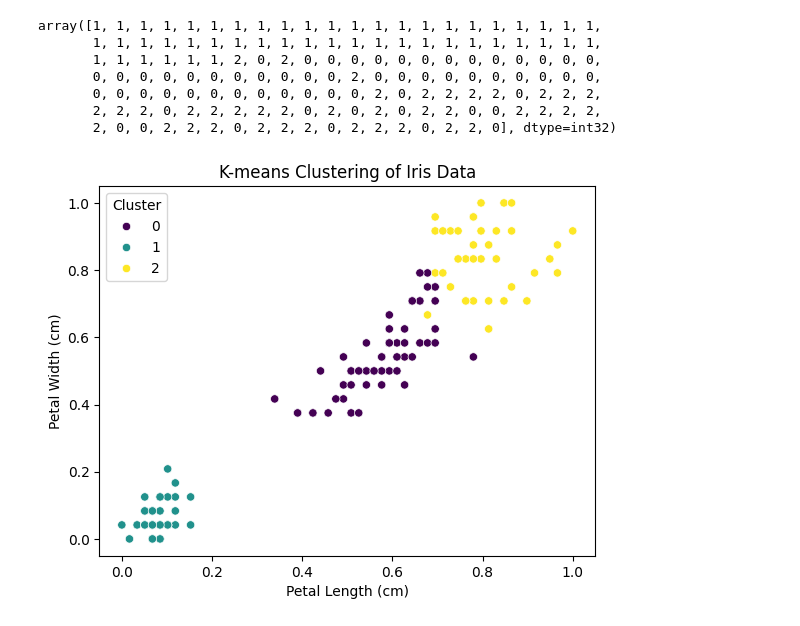
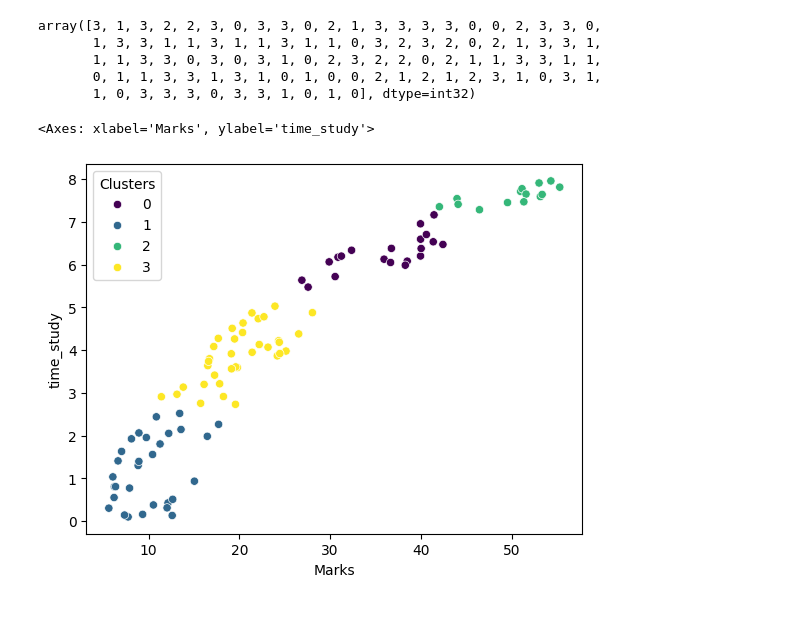
Before and after one commit to Manasa0109/Machine-Learning, a Jupyter notebook: KMeans.ipynb, the cells around one changed output. Saved outputs shown, nothing was run; the diff lists cells and outputs as text; code cells hidden in the pictures.

```diff
--- a/KMeans.ipynb
+++ b/KMeans.ipynb
@@ -82,20 +50,17 @@ y_predicted=km.fit_predict(iris_df[['sepal length (cm)', 'sepal width (cm)', 'pe
-# %%
-y_predicted
-# %% [output]
-array([1, 1, 1, 1, 1, 1, 1, 1, 1, 1, 1, 1, 1, 1, 1, 1, 1, 1, 1, 1, 1, 1,
-       1, 1, 1, 1, 1, 1, 1, 1, 1, 1, 1, 1, 1, 1, 1, 1, 1, 1, 1, 1, 1, 1,
-       1, 1, 1, 1, 1, 1, 2, 0, 2, 0, 0, 0, 0, 0, 0, 0, 0, 0, 0, 0, 0, 0,
-       0, 0, 0, 0, 0, 0, 0, 0, 0, 0, 0, 2, 0, 0, 0, 0, 0, 0, 0, 0, 0, 0,
-       0, 0, 0, 0, 0, 0, 0, 0, 0, 0, 0, 0, 2, 0, 2, 2, 2, 2, 0, 2, 2, 2,
-       2, 2, 2, 0, 2, 2, 2, 2, 2, 0, 2, 0, 2, 0, 2, 2, 0, 0, 2, 2, 2, 2,
-       2, 0, 0, 2, 2, 2, 0, 2, 2, 2, 0, 2, 2, 2, 0, 2, 2, 0], dtype=int32)
-# %%
-iris_df['Cluster'] = y_predicted
-
-sns.scatterplot(x='petal length (cm)', y='petal width (cm)', hue='Cluster', data=iris_df, palette='viridis')
-plt.title('K-means Clustering of Iris Data')
-plt.xlabel('Petal Length (cm)')
-plt.ylabel('Petal Width (cm)')
-plt.show()
-# %% [output]
-[figure, removed]
+# %%
+km=KMeans(n_clusters=4)
+y_predicted=km.fit_predict(df_scale[['time_study','Marks']])
+y_predicted
+# %% [output]
+array([3, 1, 3, 2, 2, 3, 0, 3, 3, 0, 2, 1, 3, 3, 3, 3, 0, 0, 2, 3, 3, 0,
+       1, 3, 3, 1, 1, 3, 1, 1, 3, 1, 1, 0, 3, 2, 3, 2, 0, 2, 1, 3, 3, 1,
+       1, 1, 3, 3, 0, 3, 0, 3, 1, 0, 2, 3, 2, 2, 0, 2, 1, 1, 3, 3, 1, 1,
+       0, 1, 1, 3, 3, 1, 3, 1, 0, 1, 0, 0, 2, 1, 2, 1, 2, 3, 1, 0, 3, 1,
+       1, 0, 3, 3, 3, 0, 3, 3, 1, 0, 1, 0], dtype=int32)
+# %%
+df['Clusters']=km.labels_
+# %%
+sns.scatterplot(x="Marks",y="time_study",hue="Clusters",data=df,palette="viridis")
+# %% [output]
+<Axes: xlabel='Marks', ylabel='time_study'>
+[figure, added]
```
Also changed, not shown: parts of 15 cells of this notebook.
